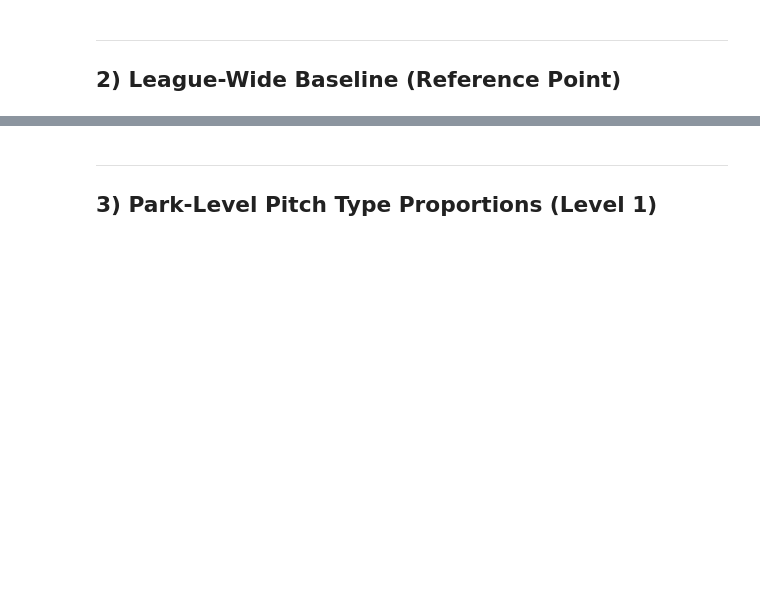
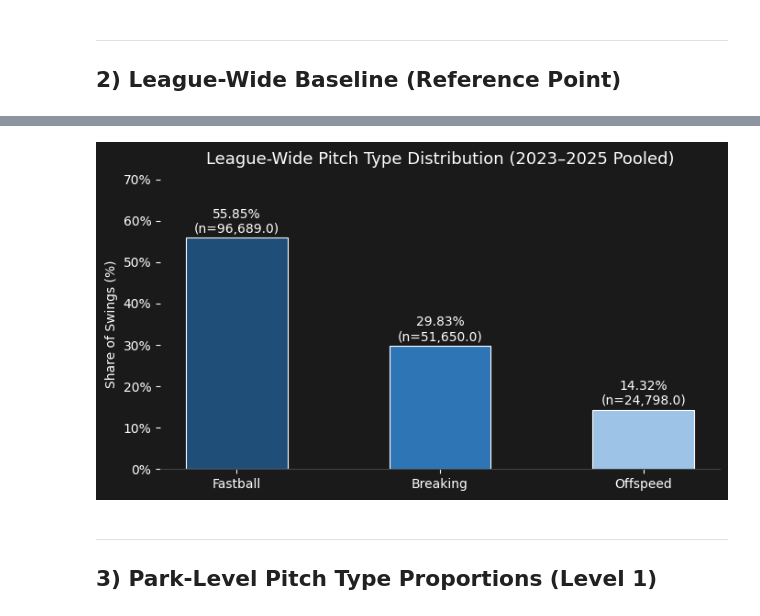
Before and after one commit to brycemgelarden/MLB_Ballpark_Factor_Analysis, a Jupyter notebook: notebooks/04_pitch_type_freq.ipynb, the cells around one changed output, grey strips where cells are left out. Drawn from its saved outputs; the diff is of its cells as text; code cells hidden in the pictures; blank space fills up the shorter version.

```diff
--- a/notebooks/04_pitch_type_freq.ipynb
+++ b/notebooks/04_pitch_type_freq.ipynb
@@ -71,3 +71,17 @@ Name: count, dtype: int64
 # %% [markdown]
 ___
 ## 2) League-Wide Baseline (Reference Point)
+# %%
+# recompute from sample rather than hard-coding
+
+league_counts = df["pitch_category"].value_counts()
+league_props  = df["pitch_category"].value_counts(normalize=True)
+
+league_baseline = pd.DataFrame({
+    "n":          league_counts,
+    "proportion": league_props,
+    "pct":        league_props * 100,
+}).loc[["Fastball", "Breaking", "Offspeed"]]
+
+print(f"League-Wide Baseline  (n = {len(df):,})\n")
+print(league_baseline.to_string())
@@ -74,3 +96,40 @@ ___
+# %%
+fig, ax = plt.subplots(figsize=(7, 4))
+
+ax.bar(
+    league_baseline.index,
+    league_baseline["pct"],
+    color=[COLORS[c] for c in league_baseline.index],
+    width=0.5,
+    edgecolor="white",
+    linewidth=0.8,
+)
+
+# label each bar with percentage
+for i, (cat, row) in enumerate(league_baseline.iterrows()):
+    ax.text(
+        i, row["pct"] + 0.5,
+        f"{row['pct']:.2f}%\n(n={row['n']:,})",
+        ha="center", va="bottom",
+        fontsize=10, color="white"
+    )
+
+ax.set_title("League-Wide Pitch Type Distribution (2023–2025 Pooled)",
+             fontsize=13, pad=12, color="white")
+ax.set_ylabel("Share of Swings (%)", color="white")
+ax.yaxis.set_major_formatter(mtick.PercentFormatter())
+ax.set_ylim(0, 70)
+
+ax.set_facecolor("#1a1a1a")
+fig.patch.set_facecolor("#1a1a1a")
+ax.tick_params(colors="white")
+ax.spines[["top", "right", "left"]].set_visible(False)
+ax.spines["bottom"].set_color("#444444")
+
+plt.tight_layout()
+plt.show()
+# %% [output]
+[figure, added]
 # %% [markdown]
 ___
 ## 3) Park-Level Pitch Type Proportions (Level 1)
```
Also changed, not shown: parts of 1 cell of this notebook.
